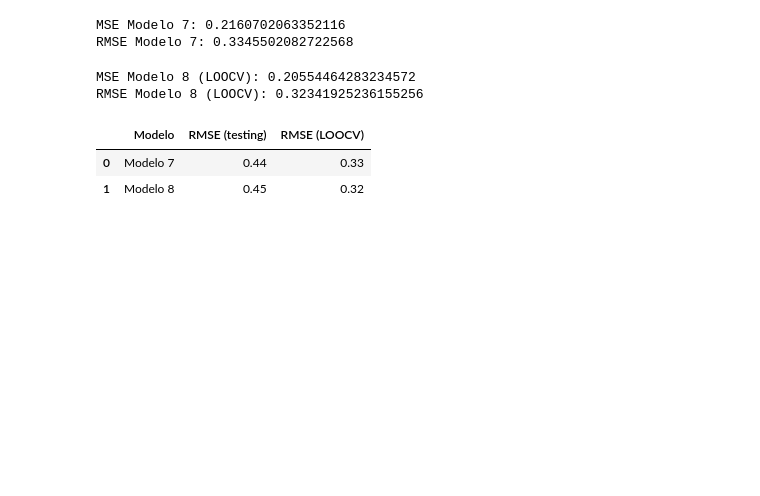
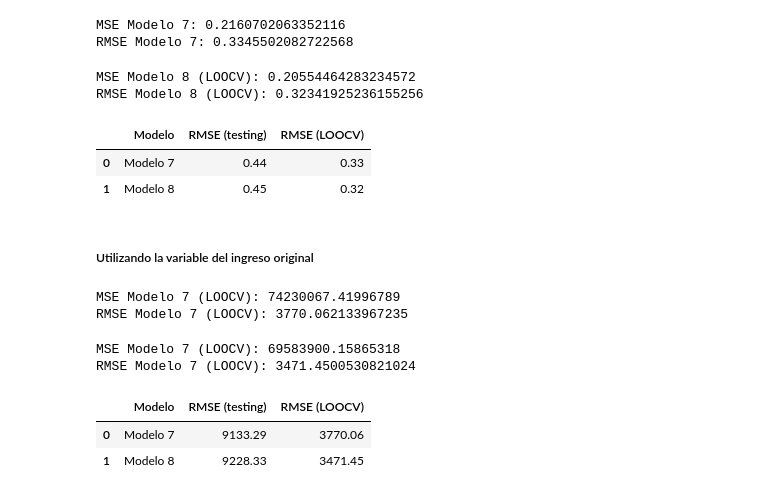
Before and after one commit to ebqz7/Machine_Learning_TP, a Jupyter notebook: TP1/scripts/3_analysis.ipynb, the cells around one changed output. Saved outputs shown, nothing was run; the diff lists cells and outputs as text; code cells hidden in the pictures; blank space fills up the shorter version.

```diff
--- a/TP1/scripts/3_analysis.ipynb
+++ b/TP1/scripts/3_analysis.ipynb
@@ -689,3 +691,66 @@ ts_loocv
 |  | Modelo | RMSE (testing) | RMSE (LOOCV) |
 | 0 | Modelo 7 | 0.44 | 0.33 |
 | 1 | Modelo 8 | 0.45 | 0.32 |
+# %%
+XN = df_18[['age', 'sex', 'formal', 'estrato1', 'maxeduclevel', 'subsidio']].values
+yn2 = df_18[['y_salary_m_hu']].values
+# %% [markdown]
+##### Utilizando la variable del ingreso original
+# %%
+# Realizamos LOOCV para el modelo 7
+cv_mod7_2 = LeaveOneOut()
+
+poly7_2 = PolynomialFeatures(degree=2)
+X_poly7_2 = poly7_2.fit_transform(XN)
+mod7_reg_2 = LinearRegression()
+
+scores_mod7 = cross_val_score(mod7_reg_2,
+                              X_poly7_2,
+                              yn2,
+                              cv=cv_mod7_2,
+                              scoring='neg_mean_squared_error',
+                              n_jobs=-1)
+
+rmse_mod7 = np.sqrt(-scores_mod7)
+
+print(f"MSE Modelo 7 (LOOCV): {-scores_mod7.mean()}")
+print(f"RMSE Modelo 7 (LOOCV): {rmse_mod7.mean()}")
+# %% [output]
+MSE Modelo 7 (LOOCV): 74230067.41996789
+RMSE Modelo 7 (LOOCV): 3770.062133967235
+# %%
+# Realizamos LOOCV para el modelo 8
+cv_mod8_2 = LeaveOneOut()
+
+poly8_2 = PolynomialFeatures(degree=3)
+X_poly8_2 = poly8_2.fit_transform(XN)
+mod8_reg_2 = LinearRegression()
+
+scores_mod8 = cross_val_score(mod8_reg_2,
+                              X_poly8_2,
+                              yn2,
+                              cv=cv_mod8_2,
+                              scoring='neg_mean_squared_error',
+                              n_jobs=-1)
+
+rmse_mod8 = np.sqrt(-scores_mod8)
+
+print(f"MSE Modelo 7 (LOOCV): {-scores_mod8.mean()}")
+print(f"RMSE Modelo 7 (LOOCV): {rmse_mod8.mean()}")
+# %% [output]
+MSE Modelo 7 (LOOCV): 69583900.15865318
+RMSE Modelo 7 (LOOCV): 3471.4500530821024
+# %%
+# Creamos un dataframe para comparar los resultados con el testing set
+
+ts_loocv_original = pd.DataFrame({
+    'Modelo': ['Modelo 7', 'Modelo 8'],
+    'RMSE (testing)': [RMSE_test[6], RMSE_test[7]],
+    'RMSE (LOOCV)': [rmse_mod7.mean(), rmse_mod8.mean()]
+})
+
+ts_loocv_original
+# %% [output]
+|  | Modelo | RMSE (testing) | RMSE (LOOCV) |
+| 0 | Modelo 7 | 9133.29 | 3770.06 |
+| 1 | Modelo 8 | 9228.33 | 3471.45 |
```
Also changed, not shown: parts of 3 cells of this notebook, 2 other files.
